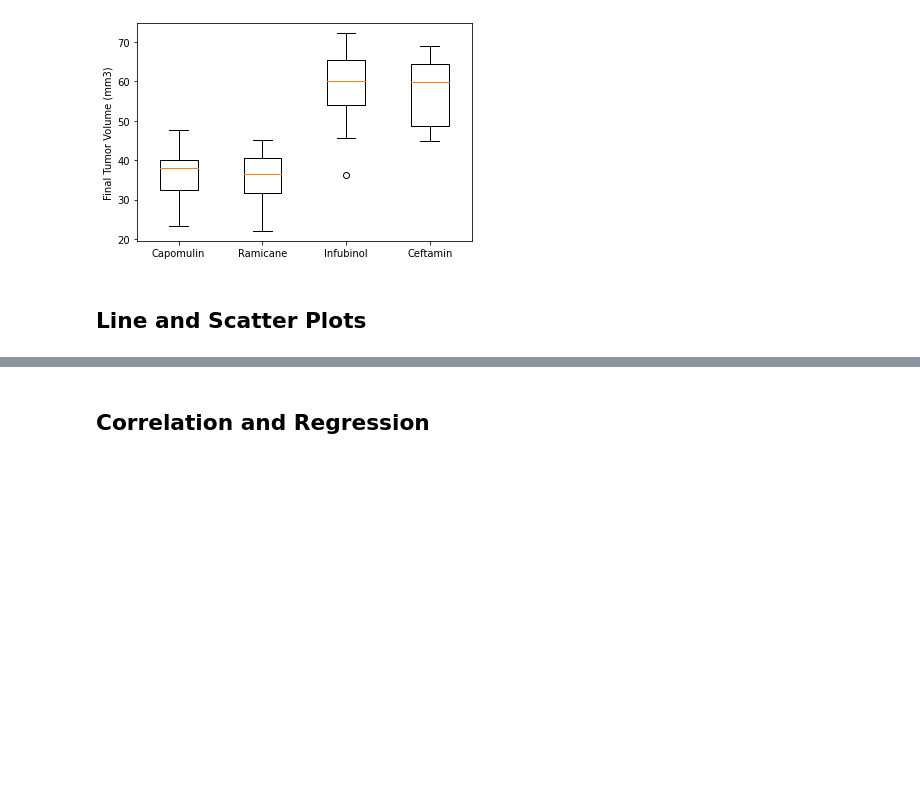
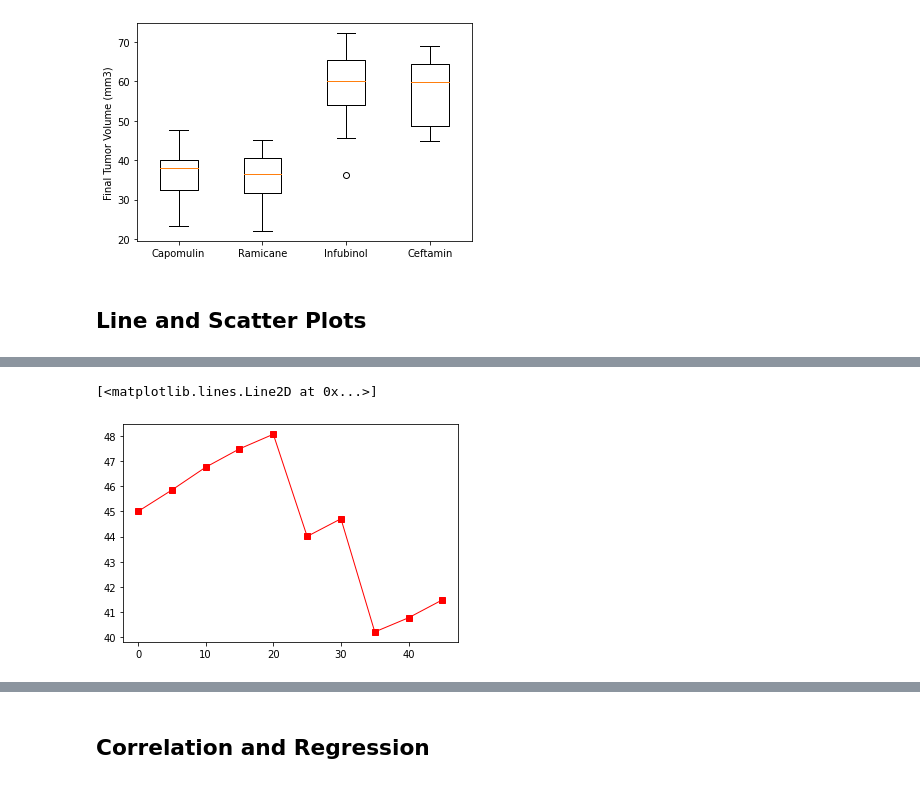
Before and after one commit to katrinamarie1020/Matplotlib_Challenge, a Jupyter notebook: Pymaceuticals/pymaceuticals_starter.ipynb, the cells around one changed output, grey strips where cells are left out. Cells and saved outputs as stored; diff of their text form; code cells hidden in the pictures; blank space fills up the shorter version.

```diff
--- a/Pymaceuticals/pymaceuticals_starter.ipynb
+++ b/Pymaceuticals/pymaceuticals_starter.ipynb
@@ -284,3 +285,5 @@ Text(0, 0.5, 'Final Tumor Volume (mm3)')
 ## Line and Scatter Plots
 # %%
 # Generate a line plot of time point versus tumor volume for a mouse treated with Capomulin
+mouse_df = clean_df.loc[clean_df['Mouse ID'] == 'l509']
+mouse_df
@@ -287,2 +302,9 @@ Text(0, 0.5, 'Final Tumor Volume (mm3)')
+# %%
+x_axis = mouse_df['Timepoint']
+y_axis = mouse_df['Tumor Volume (mm3)']
+plt.plot(x_axis, y_axis, marker="s", color="Red", linewidth=1)
+# %% [output]
+[<matplotlib.lines.Line2D at 0x...>]
+[figure, added]
 # %%
 # Generate a scatter plot of mouse weight versus average tumor volume for the Capomulin regimen
```
Also changed, not shown: parts of 8 cells of this notebook.
